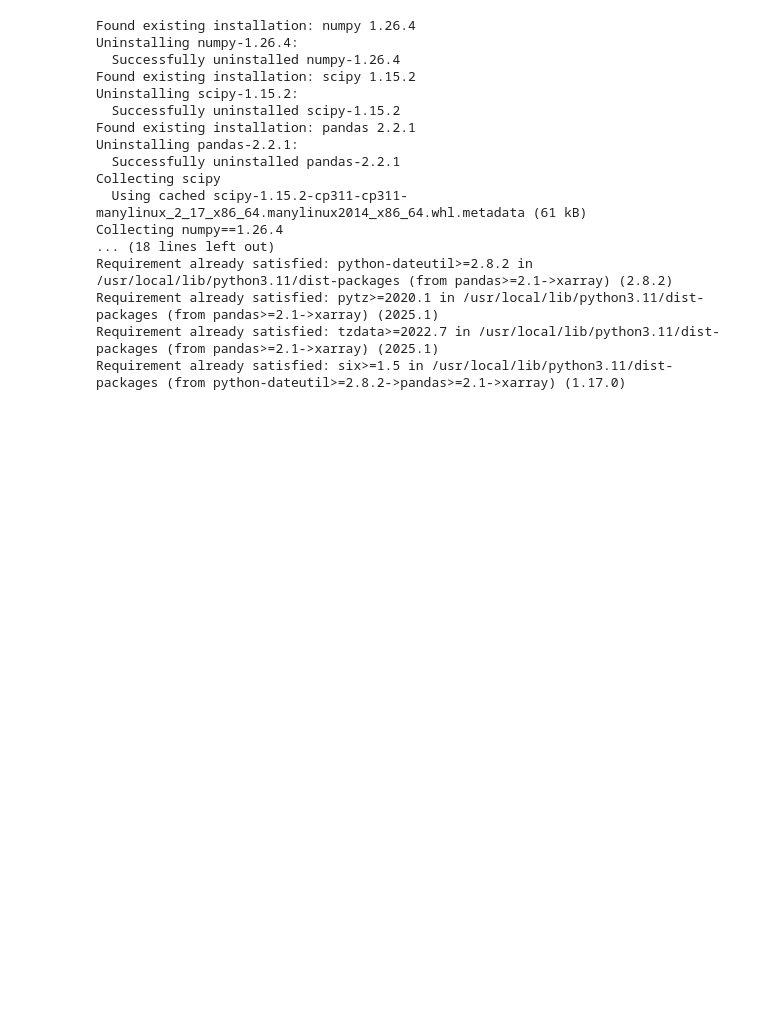
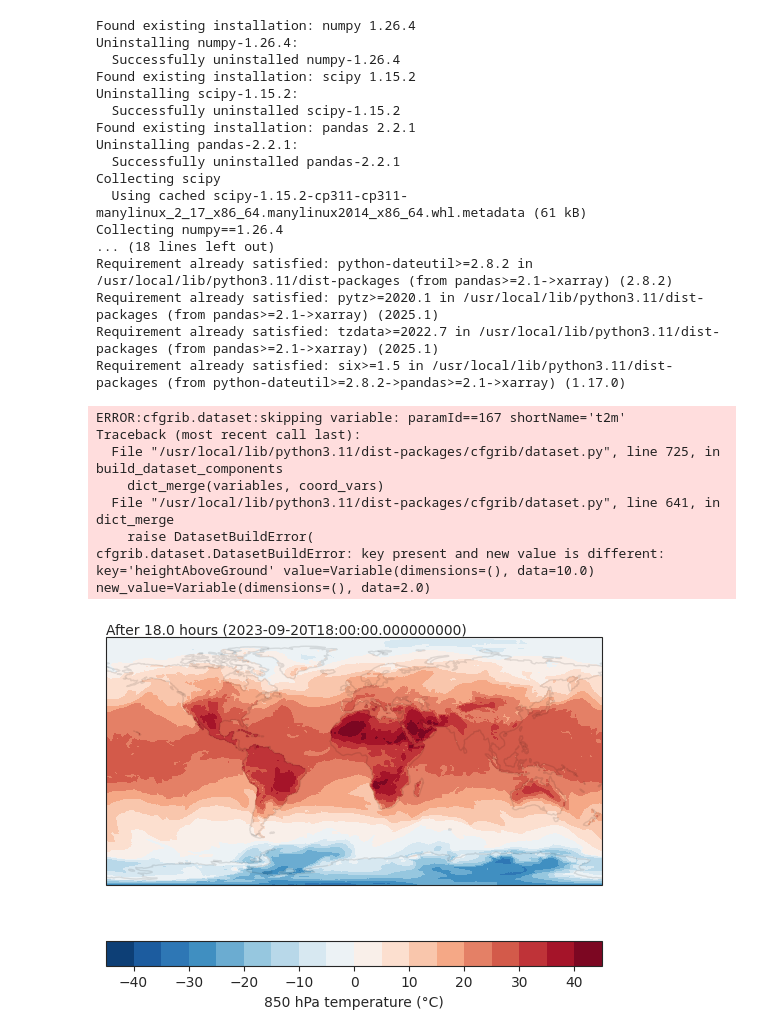
Before and after one commit to monthwolf/WaveHeight-Prediction, a Jupyter notebook: predict.ipynb, the cells around one changed output. Drawn from its saved outputs; the diff is of its cells as text; code cells hidden in the pictures; blank space fills up the shorter version.

```diff
--- a/predict.ipynb
+++ b/predict.ipynb
@@ -835,49 +870,67 @@ Requirement already satisfied: tzdata>=2022.7 in /usr/local/lib/python3.11/dist-
 Requirement already satisfied: six>=1.5 in /usr/local/lib/python3.11/dist-packages (from python-dateutil>=2.8.2->pandas>=2.1->xarray) (1.17.0)
 # %%
 import xarray as xr
+import numpy as np
 import seaborn as sns
 from matplotlib import pyplot as plt
 import cartopy.crs as ccrs
 
-# load data
-ds_fourcast = xr.open_dataset('fourcastnet.grib')
+# 加载数据集
+# 读取 Pangu-Weather 预报的 GRIB 文件
+# 该数据包含多个时间步、多层气压层的气象数据
+ds_fourcast = xr.open_dataset('panguweather.grib')
 
-ix_step = 3  # 0 = first step in weather prediction
-ix_level = 0 # 0 = surface pressure level
-temp_degC = ds_fourcast['t'][ix_step, ix_level] - 273.15 # subtract 273.15 to convert from Kelvin to Celsius.
+# 选择特定的时间步和气压层
+ix_step = 3  # 选择预测的第 3 个时间步
+ix_level = 0 # 选择地表气压层
 
-# plot settings
+# 计算温度（开尔文转换为摄氏度）
+temp_degC = ds_fourcast['t'][ix_step, ix_level] - 273.15
+
+# 设置绘图风格
 sns.set_style('ticks')
-tmin = -45
-tmax = +45
-nlev = 19
 
+# 设定温度范围和等高线级别
+tmin = -45  # 最低温度
+tmax = 45  # 最高温度
+nlev = 19   # 等高线级别
 
-# generate figure
+# 创建绘图窗口
 fig = plt.figure()
-ax = fig.add_subplot(1, 1, 1, projection=ccrs.PlateCarree())
-ax.set_global()
-ax.coastlines('110m', alpha=0.1)
+ax = fig.add_subplot(1, 1, 1, projection=ccrs.PlateCarree())  # 采用等经纬度投影
+ax.set_global()  # 设置全球显示
+ax.coastlines('110m', alpha=0.1)  # 添加海岸线，透明度较低
 
-# contour plot
+# 绘制温度等值线图
 img = ax.contourf(ds_fourcast.longitude.values, ds_fourcast.latitude.values,
                   temp_degC.values,
-                  levels = np.linspace(tmin, tmax, nlev),
+                  levels=np.linspace(tmin, tmax, nlev),
                   cmap='RdBu_r',
-                  transform=ccrs.PlateCarree()
+                  transform=ccrs.PlateCarree()  # 数据投影方式
                  )
 
-# hours passed since initialization
+# 计算距初始时间的小时数
 dt_hours = ((ds_fourcast['valid_time'][ix_step] - ds_fourcast['time']).values / 1e9 / 3600).astype(float)
 
-# annotation text
+# 在图上添加文本信息
 ax.text(-180, 90,
         f'After {dt_hours} hours ({ds_fourcast["valid_time"][ix_step].values})',
         transform=ccrs.PlateCarree(),
-        va='bottom', ha='left',
-       )
+        va='bottom', ha='left')
 
+# 添加颜色条，表示温度范围
 plt.colorbar(img, orientation='horizontal', label='850 hPa temperature (°C)')
+
+# 显示绘图
 plt.show()
+# %% [output]
+ERROR:cfgrib.dataset:skipping variable: paramId==167 shortName='t2m'
+Traceback (most recent call last):
+  File "/usr/local/lib/python3.11/dist-packages/cfgrib/dataset.py", line 725, in build_dataset_components
+    dict_merge(variables, coord_vars)
+  File "/usr/local/lib/python3.11/dist-packages/cfgrib/dataset.py", line 641, in dict_merge
+    raise DatasetBuildError(
+cfgrib.dataset.DatasetBuildError: key present and new value is different: key='heightAboveGround' value=Variable(dimensions=(), data=10.0) new_value=Variable(dimensions=(), data=2.0)
+[figure, added]
 # %%
 import xarray as xr
```
Also changed, not shown: parts of 18 cells of this notebook.
